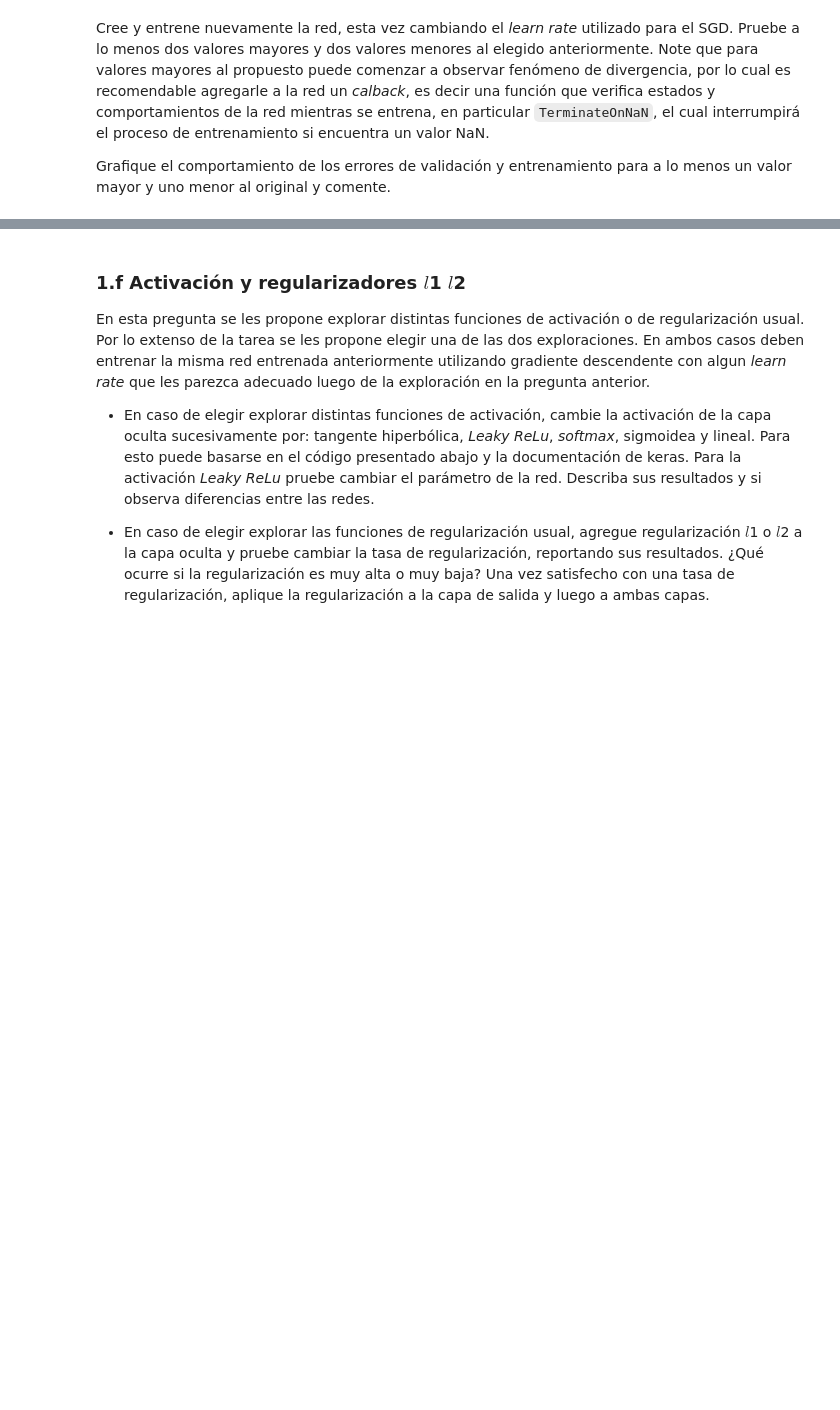
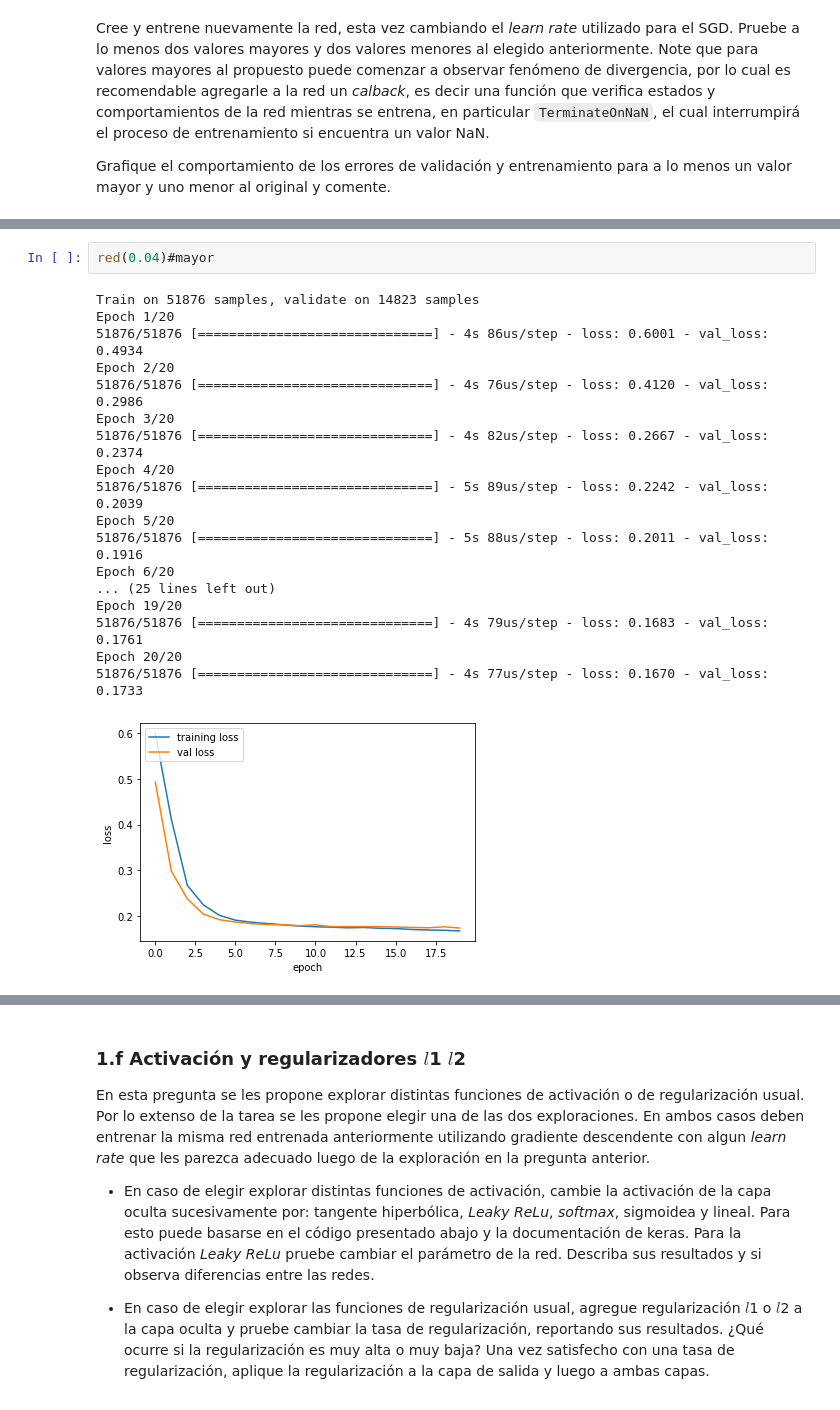
Before and after one commit to gekkoseba/Redes-neuronales, a Jupyter notebook: Tareas/Enunciado Tarea 1.ipynb, the cells around one changed output, grey strips where cells are left out. Cells and saved outputs as stored; diff of their text form; blank space fills up the shorter version.

```diff
--- a/Tareas/Enunciado Tarea 1.ipynb
+++ b/Tareas/Enunciado Tarea 1.ipynb
@@ -435,0 +489,21 @@ TypeError: set_model() missing 1 required positional argument: 'model'
+# %%
+red(0.04)#mayor
+# %% [output]
+Train on 51876 samples, validate on 14823 samples
+Epoch 1/20
+51876/51876 [==============================] - 4s 86us/step - loss: 0.6001 - val_loss: 0.4934
+Epoch 2/20
+51876/51876 [==============================] - 4s 76us/step - loss: 0.4120 - val_loss: 0.2986
+Epoch 3/20
+51876/51876 [==============================] - 4s 82us/step - loss: 0.2667 - val_loss: 0.2374
+Epoch 4/20
+51876/51876 [==============================] - 5s 89us/step - loss: 0.2242 - val_loss: 0.2039
+Epoch 5/20
+51876/51876 [==============================] - 5s 88us/step - loss: 0.2011 - val_loss: 0.1916
+Epoch 6/20
+... (25 lines left out)
+Epoch 19/20
+51876/51876 [==============================] - 4s 79us/step - loss: 0.1683 - val_loss: 0.1761
+Epoch 20/20
+51876/51876 [==============================] - 4s 77us/step - loss: 0.1670 - val_loss: 0.1733
+[figure, added]
```
Also changed, not shown: parts of 7 cells of this notebook.
